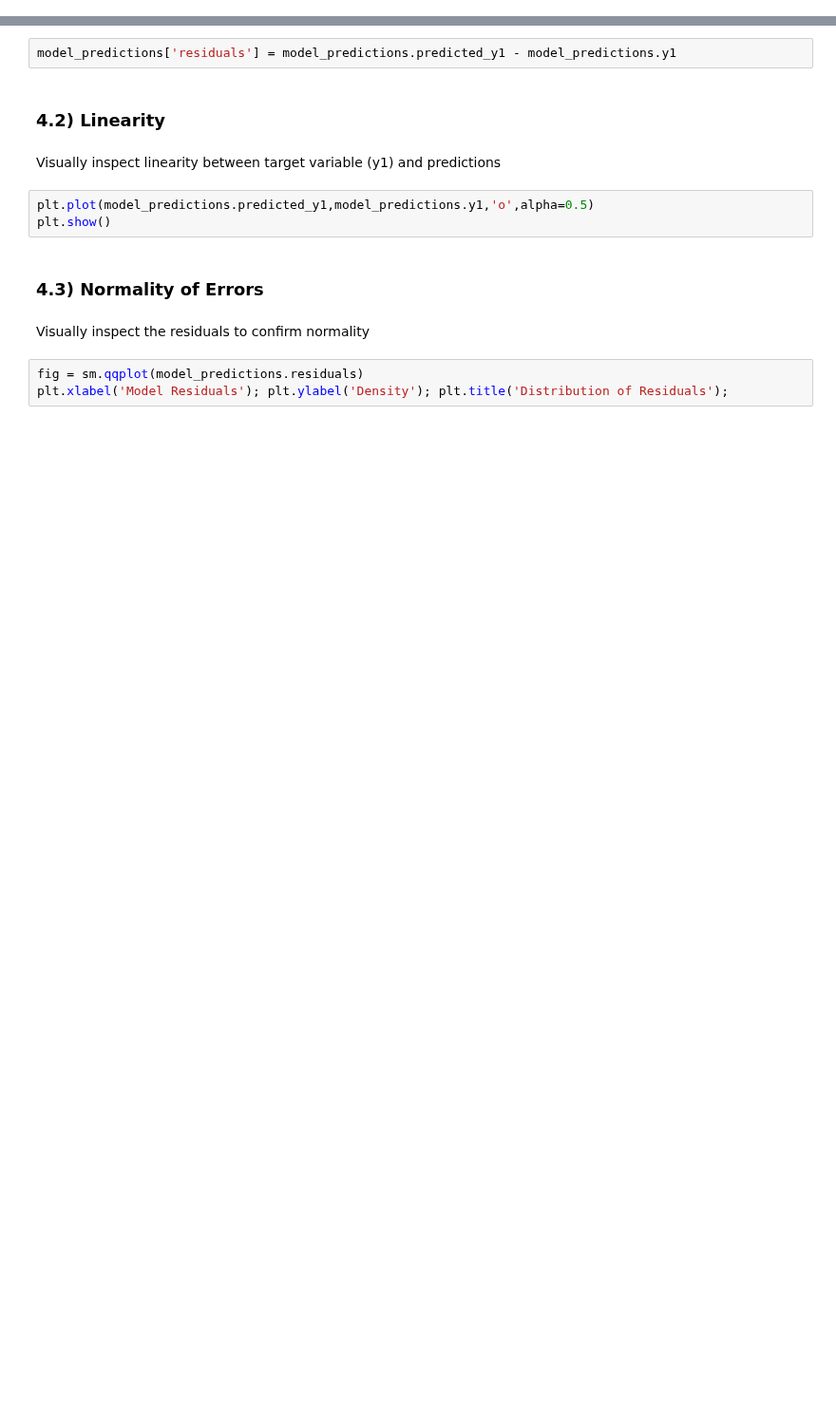
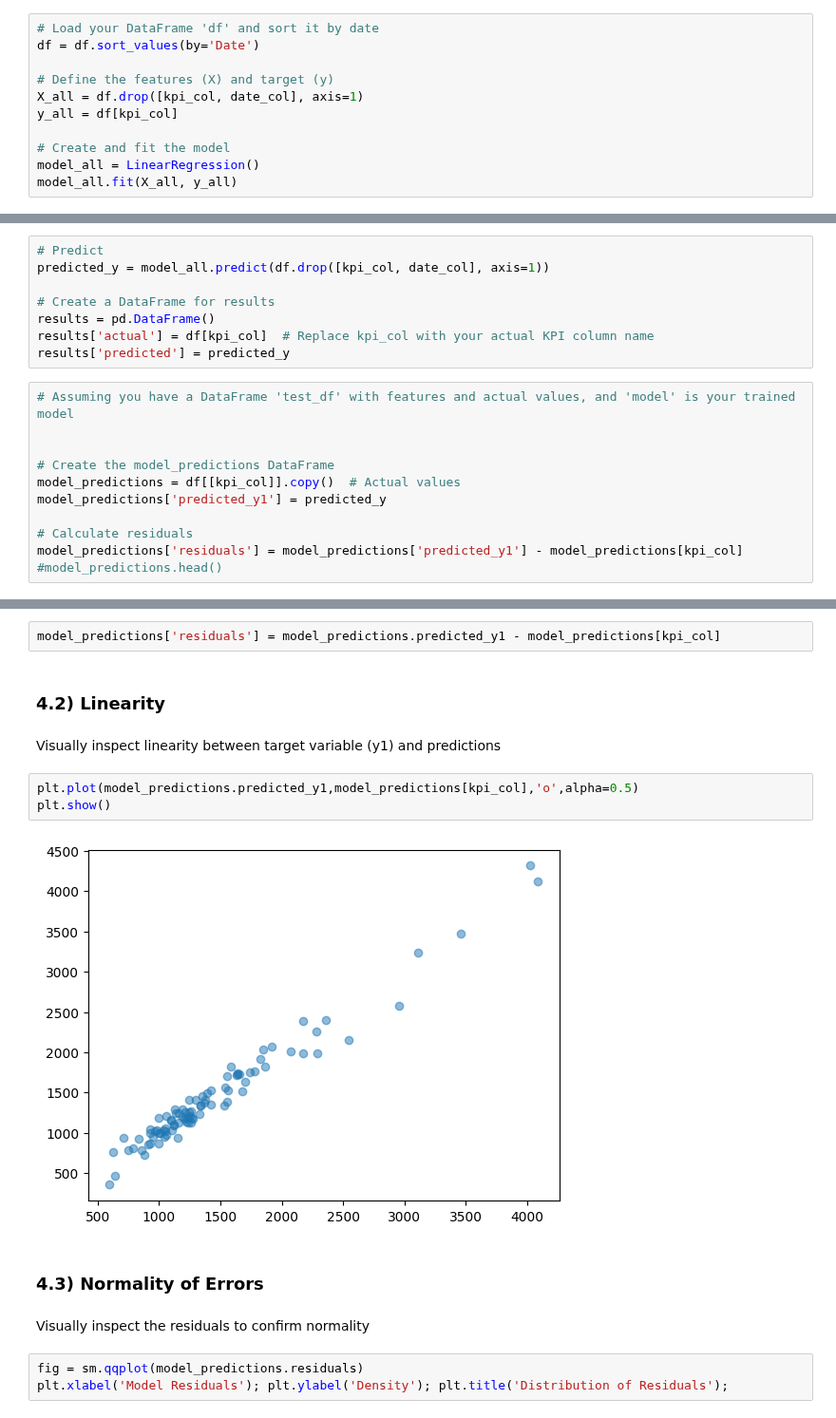
Before and after one commit to zzWIInTer/zz_onstar_rba, a Jupyter notebook: Standard Regression (BQML).ipynb, the cells around one changed output, grey strips where cells are left out. Shown at 95% size. Saved outputs shown, nothing was run; the diff lists cells and outputs as text; blank space fills up the shorter version.

```diff
--- a/Standard Regression (BQML).ipynb
+++ b/Standard Regression (BQML).ipynb
@@ -208,2 +226,13 @@ model.fit(X_train, y_train)
 # %% [output]
 LinearRegression()
+# %%
+# Load your DataFrame 'df' and sort it by date
+df = df.sort_values(by='Date')
+
+# Define the features (X) and target (y)
+X_all = df.drop([kpi_col, date_col], axis=1)
+y_all = df[kpi_col]
+
+# Create and fit the model
+model_all = LinearRegression()
+model_all.fit(X_all, y_all)
@@ -278,3 +359,22 @@ NameError: name 'model_predictions' is not defined
+# %%
+# Predict
+predicted_y = model_all.predict(df.drop([kpi_col, date_col], axis=1))
+
+# Create a DataFrame for results
+results = pd.DataFrame()
+results['actual'] = df[kpi_col]  # Replace kpi_col with your actual KPI column name
+results['predicted'] = predicted_y
+# %%
+# Assuming you have a DataFrame 'test_df' with features and actual values, and 'model' is your trained model
+
+
+# Create the model_predictions DataFrame
+model_predictions = df[[kpi_col]].copy()  # Actual values
+model_predictions['predicted_y1'] = predicted_y
+
+# Calculate residuals
+model_predictions['residuals'] = model_predictions['predicted_y1'] - model_predictions[kpi_col]
+#model_predictions.head()
 # %%
 fig = px.line(results.sort_index())
 fig.show()
@@ -323,14 +445,16 @@ Incorrect model use can lead to unreliable results
 # %% [markdown]
 Calculate model residuals as the difference from predicted y1 values and actual y1 values
 # %%
-model_predictions['residuals'] = model_predictions.predicted_y1 - model_predictions.y1
+model_predictions['residuals'] = model_predictions.predicted_y1 - model_predictions[kpi_col]
 # %% [markdown]
 ### 4.2) Linearity
 # %% [markdown]
 Visually inspect linearity between target variable (y1) and predictions
 # %%
-plt.plot(model_predictions.predicted_y1,model_predictions.y1,'o',alpha=0.5)
+plt.plot(model_predictions.predicted_y1,model_predictions[kpi_col],'o',alpha=0.5)
 plt.show()
+# %% [output]
+[figure, added]
 # %% [markdown]
 ### 4.3) Normality of Errors
 # %% [markdown]
```
Also changed, not shown: parts of 20 cells of this notebook.
